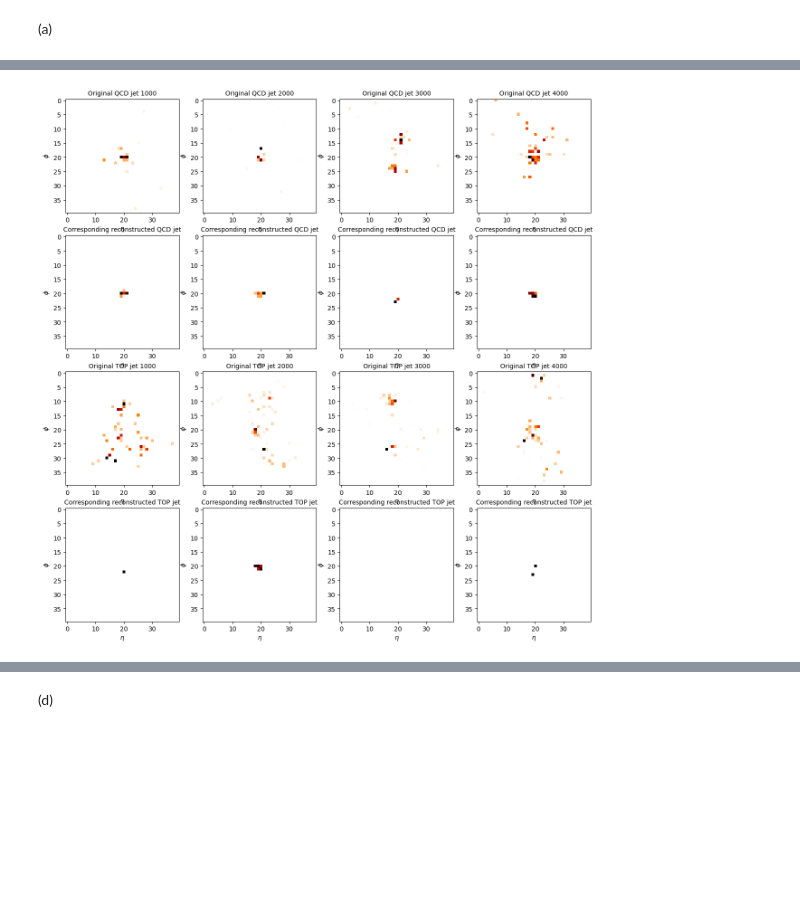
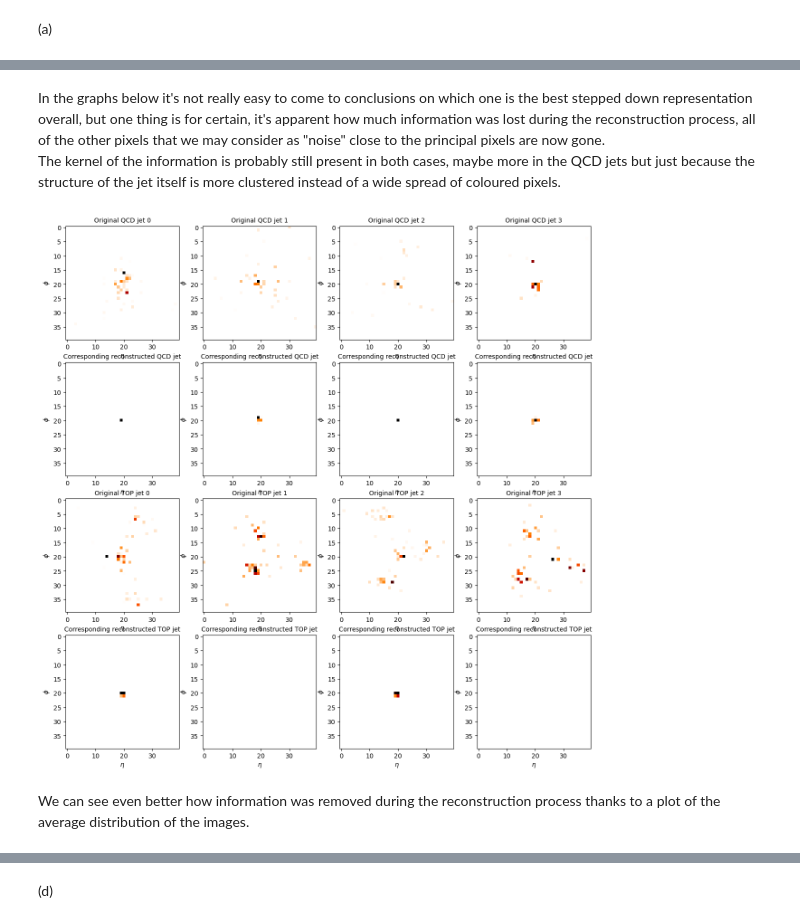
Before and after one commit to S3gmentati0nFault/autoencoders, a Jupyter notebook: sheet08.ipynb, the cells around one changed output, grey strips where cells are left out. Saved outputs shown, nothing was run; the diff lists cells and outputs as text; code cells hidden in the pictures; blank space fills up the shorter version.

Commit message:
Aggiunti alcuni commenti e una parte di spiegazione in markdown, aggiunto il file di TODO con qualche idea per migliorare il codice

```diff
--- a/sheet08.ipynb
+++ b/sheet08.ipynb
@@ -280,20 +283,21 @@ Reshaping
 # %%
-# TODO: Construct autoencoder
+# Autoencoder class
 class Autoencoder(nn.Module):
-    def __init__(self):
+    def __init__(self, inner_rep_size=10):
         super().__init__()
         dense1 = nn.Linear(1600, 512)
         dense2 = nn.Linear(512, 256)
         dense3 = nn.Linear(256, 128)
         dense4 = nn.Linear(128, 64)
-        dense5 = nn.Linear(64, 10)
+        dense5 = nn.Linear(64, inner_rep_size)
 
-        rev_dense1 = nn.Linear(10, 64)
+        rev_dense1 = nn.Linear(inner_rep_size, 64)
         rev_dense2 = nn.Linear(64, 128)
         rev_dense3 = nn.Linear(128, 256)
         rev_dense4 = nn.Linear(256, 512)
         rev_dense5 = nn.Linear(512, 1600)
 
+        # Encoder
         self.encoder = nn.Sequential(
             nn.Flatten(1, 3),
             dense1,
@@ -308,6 +312,7 @@ class Autoencoder(nn.Module):
             nn.ReLU(),
         )
 
+        # Decoder
         self.decoder = nn.Sequential(
             rev_dense1,
             nn.ReLU(),
@@ -345,18 +351,19 @@ def train_autoencoder( model, dataloader, epochs = 10, learning_rate = 0.001 ):
 # %%
-# TODO: Train autoencoder on QCD jets
-# Choose the bottleneck dimension between 5 and 20
+# Preprocess the QCD training data
 qcd_train = z_train[ np.where( y_train == 0 ) ]
 qcd_train_tensor = torch.tensor( qcd_train.astype( np.float32 ) )
 print(qcd_train_tensor.shape)
 
+# Generate the QCD training labels (we will not use these but we need them for the dataloader)
 qcd_train_labels = y_train[ np.where( y_train == 0 ) ]
 qcd_train_labels = torch.Tensor( qcd_train_labels.astype( np.float32 ) ).unsqueeze( -1 )
 print(qcd_train_labels.shape)
 
+# Building the dataloader
 train_dataset = dataset_manipulator( qcd_train_tensor, qcd_train_labels )
 trn_dataloader = torch.utils.data.DataLoader( train_dataset, batch_size=64, shuffle=True )
 
-model = Autoencoder()
+model = Autoencoder(20)
 losses = train_autoencoder( model, trn_dataloader )
 # %% [output]
 torch.Size([14960, 1, 40, 40])
@@ -401,38 +408,43 @@ torch.Size([30000, 1])
+# %% [markdown]
+In the graphs below it's not really easy to come to conclusions on which one is the best stepped down representation overall, but one thing is for certain, it's apparent how much information was lost during the reconstruction process, all of the other pixels that we may consider as "noise" close to the principal pixels are now gone.<br>
+The kernel of the information is probably still present in both cases, maybe more in the QCD jets but just because the structure of the jet itself is more clustered instead of a wide spread of coloured pixels.
 # %%
 qcd_jets_val = torch.tensor(z_val.astype(np.float32))
 top_jets_original = z_val[ np.where(y_val==1) ]
 qcd_jets_original = z_val[ np.where(y_val==0) ]
 
 prova = model(qcd_jets_val)
 prova = prova.detach().numpy()
 
 reconstructed_top_jets = prova[ np.where(y_val==1) ]
 reconstructed_qcd_jets = prova[ np.where(y_val==0) ]
 
 fig, axs = plt.subplots( 4, 4, figsize=(15,15) )
 
 for i in range(4):
-    axs[0, i].imshow( qcd_jets_original[(i + 1)*1000][0], cmap="gist_heat_r" )
+    axs[0, i].imshow( qcd_jets_original[i][0], cmap="gist_heat_r" )
     axs[0, i].set_xlabel( "$\eta$" )
     axs[0, i].set_ylabel( "$\phi$" )
-    axs[0, i].set_title(f"Original QCD jet {(i + 1) * 1000}", fontsize=10)
+    axs[0, i].set_title(f"Original QCD jet {i}", fontsize=10)
 
-    axs[1, i].imshow( reconstructed_qcd_jets[(i + 1)*1000].reshape(40, 40), cmap="gist_heat_r" )
+    axs[1, i].imshow( reconstructed_qcd_jets[i].reshape(40, 40), cmap="gist_heat_r" )
     axs[1, i].set_xlabel( "$\eta$" )
     axs[1, i].set_ylabel( "$\phi$" )
     axs[1, i].set_title("Corresponding reconstructed QCD jet", fontsize=10)
 
-    axs[2, i].imshow( top_jets_original[(i + 1)*1000][0], cmap="gist_heat_r" )
+    axs[2, i].imshow( top_jets_original[i][0], cmap="gist_heat_r" )
     axs[2, i].set_xlabel( "$\eta$" )
     axs[2, i].set_ylabel( "$\phi$" )
-    axs[2, i].set_title(f"Original TOP jet {(i + 1) * 1000}", fontsize=10)
+    axs[2, i].set_title(f"Original TOP jet {i}", fontsize=10)
 
-    axs[3, i].imshow( reconstructed_top_jets[(i + 1)*1000].reshape(40, 40), cmap="gist_heat_r" )
+    axs[3, i].imshow( reconstructed_top_jets[i].reshape(40, 40), cmap="gist_heat_r" )
     axs[3, i].set_xlabel( "$\eta$" )
     axs[3, i].set_ylabel( "$\phi$" )
     axs[3, i].set_title("Corresponding reconstructed TOP jet", fontsize=10)
 # %% [output]
-[figure, old version]
+[figure, new version]
+# %% [markdown]
+We can see even better how information was removed during the reconstruction process thanks to a plot of the average distribution of the images.
 # %%
 prova = prova.reshape(30000, 1, 40, 40)
 
```
Also changed, not shown: parts of 11 cells of this notebook, 1 other file.
